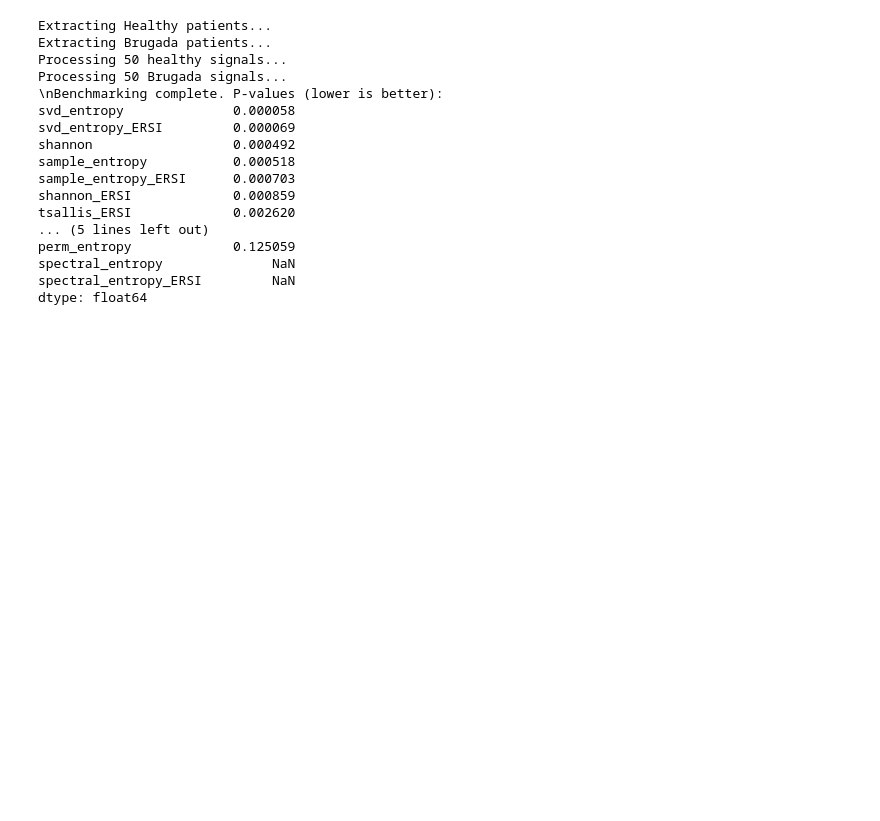
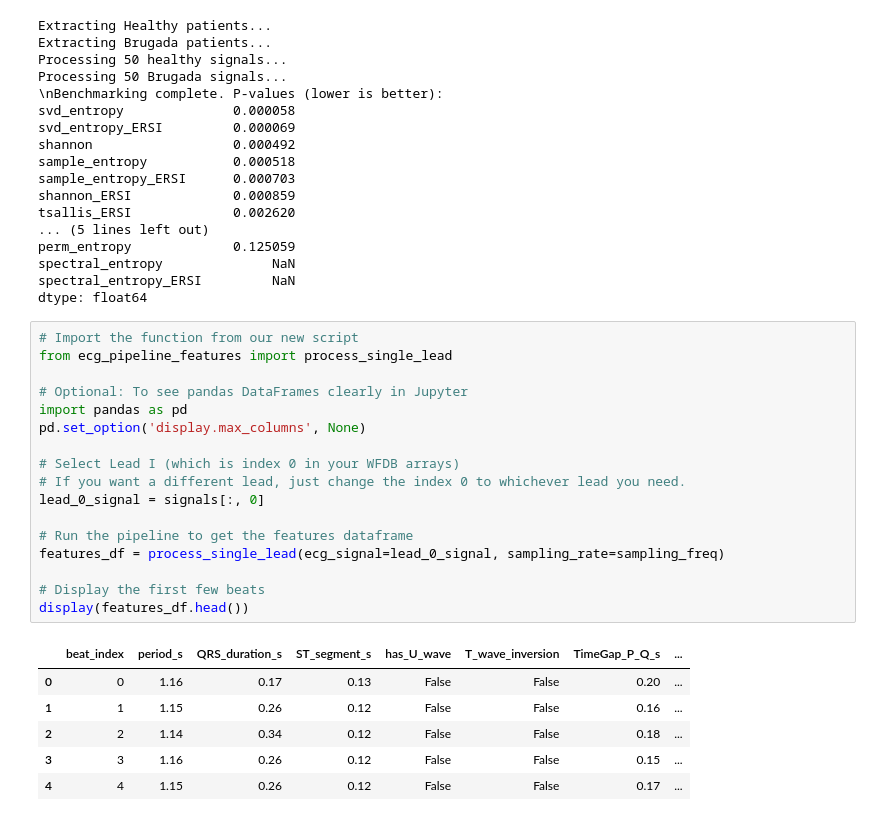
Before and after one commit to leejuntsien/IDSC_2026, a Jupyter notebook: data_in.ipynb, the cells around one changed output. Drawn from its saved outputs; the diff is of its cells as text; blank space fills up the shorter version.

```diff
--- a/data_in.ipynb
+++ b/data_in.ipynb
@@ -263,3 +263,27 @@ perm_entropy             0.125059
 spectral_entropy              NaN
 spectral_entropy_ERSI         NaN
 dtype: float64
+# %%
+# Import the function from our new script
+from ecg_pipeline_features import process_single_lead
+
+# Optional: To see pandas DataFrames clearly in Jupyter
+import pandas as pd
+pd.set_option('display.max_columns', None)
+
+# Select Lead I (which is index 0 in your WFDB arrays)
+# If you want a different lead, just change the index 0 to whichever lead you need.
+lead_0_signal = signals[:, 0]
+
+# Run the pipeline to get the features dataframe
+features_df = process_single_lead(ecg_signal=lead_0_signal, sampling_rate=sampling_freq)
+
+# Display the first few beats
+display(features_df.head())
+# %% [output]
+|  | beat_index | period_s | QRS_duration_s | ST_segment_s | has_U_wave | T_wave_inversion | TimeGap_P_Q_s | ... |
+| 0 | 0 | 1.16 | 0.17 | 0.13 | False | False | 0.20 | ... |
+| 1 | 1 | 1.15 | 0.26 | 0.12 | False | False | 0.16 | ... |
+| 2 | 2 | 1.14 | 0.34 | 0.12 | False | False | 0.18 | ... |
+| 3 | 3 | 1.16 | 0.26 | 0.12 | False | False | 0.15 | ... |
+| 4 | 4 | 1.15 | 0.26 | 0.12 | False | False | 0.17 | ... |
```
Also changed, not shown: parts of 5 cells of this notebook, 1 other file.
